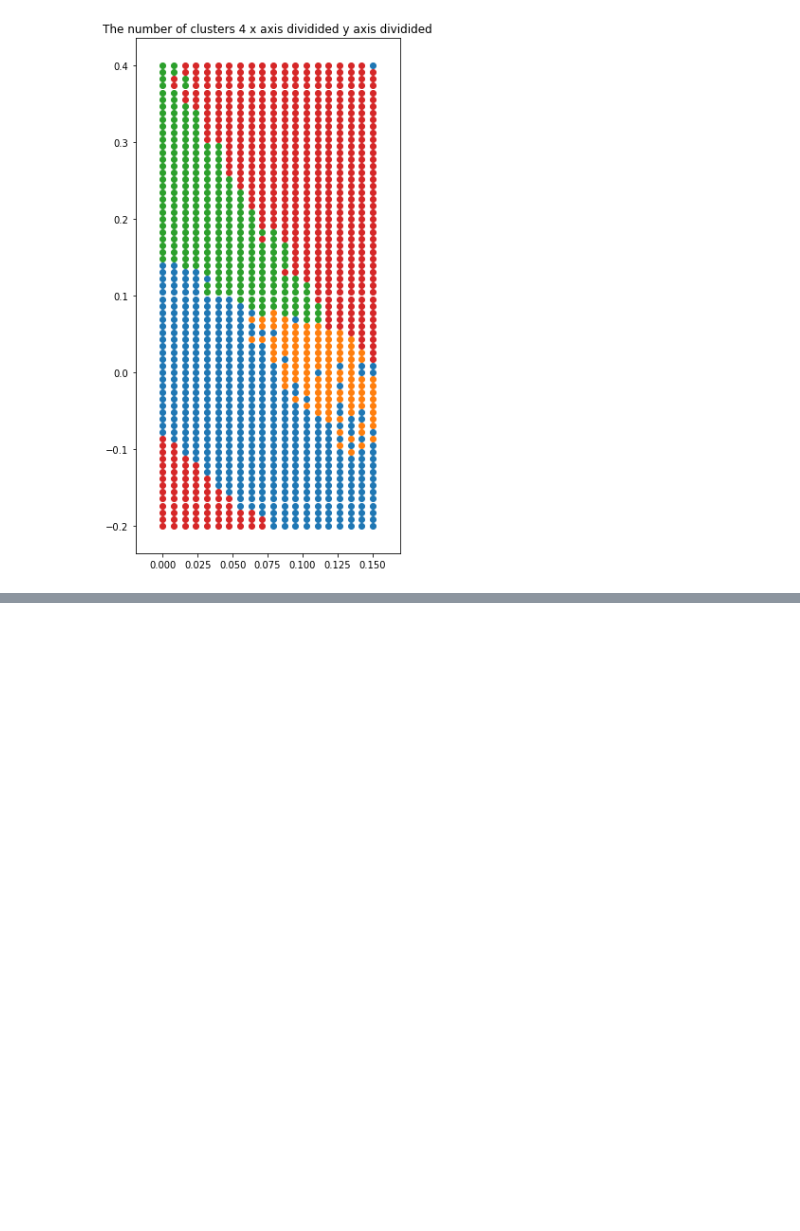
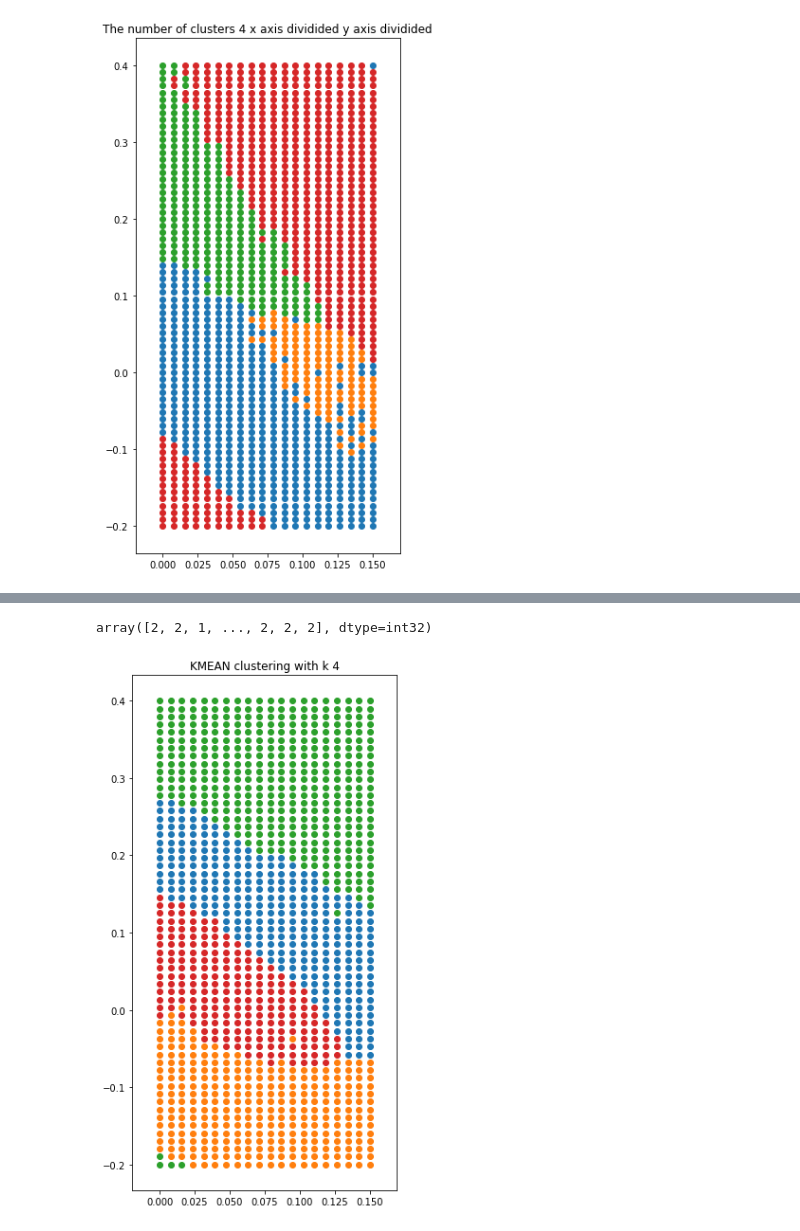
Before and after one commit to gamleksi/affordance_gym, a Jupyter notebook: scripts/results.ipynb, the cells around one changed output, grey strips where cells are left out. Drawn from its saved outputs; the diff is of its cells as text; code cells hidden in the pictures; blank space fills up the shorter version.

```diff
--- a/scripts/results.ipynb
+++ b/scripts/results.ipynb
@@ -18,3 +20,9 @@ print('target_coords ', target_coords.shape)
+# %%
+def return_camera_specific_indices(camera_distance, azimuth, elevation):
+    indices = (camera_distances == camera_distance)
+    indices = indices * (azimuths == azimuth)
+    indices = indices * (elevations == elevation)
+    return indices
 # %%
 fig, axes = plt.subplots(latents.shape[1] / 2, 2, sharex=True, figsize=[30, 30])
 for i in range(latents.shape[1]):
@@ -149,0 +180,8 @@ array([3, 3, 3, ..., 3, 3, 3], dtype=int32)
+# %%
+indices = return_camera_specific_indices(camera_distances[-1], azimuths[1], elevations[-1])
+
+# KDMean:
+kmean_clustering(target_coords[indices], latents[indices], 4)
+# %% [output]
+array([2, 2, 1, ..., 2, 2, 2], dtype=int32)
+[figure, added]
```
Also changed, not shown: parts of 6 cells of this notebook, 3 other files.
